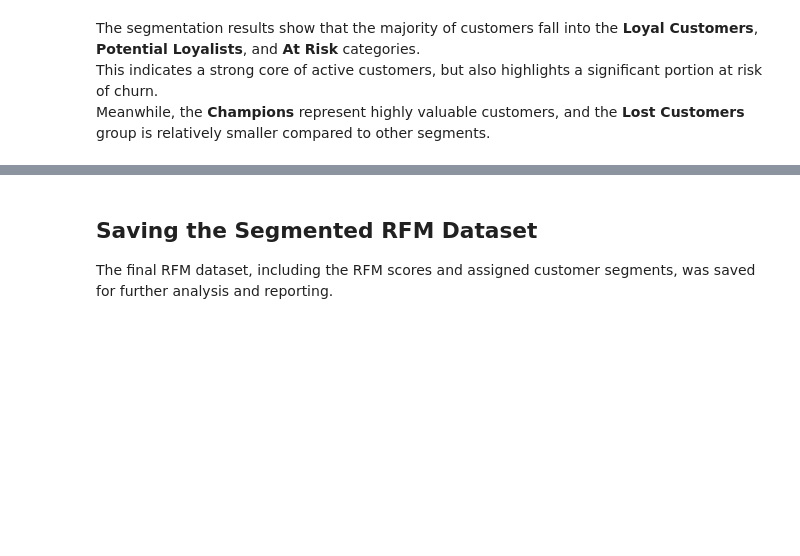
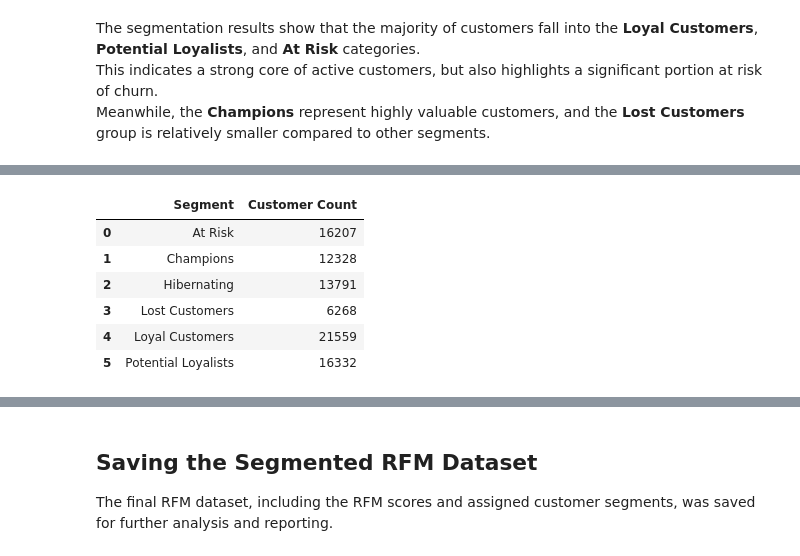
Before and after one commit to NurulAis/Customer-segmentation-and-sales-analystics, a Jupyter notebook: notebooks/03_customer_segmentation_rfm.ipynb, the cells around one changed output, grey strips where cells are left out. Saved outputs shown, nothing was run; the diff lists cells and outputs as text; code cells hidden in the pictures; blank space fills up the shorter version.

```diff
--- a/notebooks/03_customer_segmentation_rfm.ipynb
+++ b/notebooks/03_customer_segmentation_rfm.ipynb
@@ -154,0 +186,11 @@ rfm.head()
+# %%
+segment_counts = rfm.groupby('Segment').size().reset_index(name = 'Customer Count')
+segment_counts
+# %% [output]
+|  | Segment | Customer Count |
+| 0 | At Risk | 16207 |
+| 1 | Champions | 12328 |
+| 2 | Hibernating | 13791 |
+| 3 | Lost Customers | 6268 |
+| 4 | Loyal Customers | 21559 |
+| 5 | Potential Loyalists | 16332 |
```
Also changed, not shown: parts of 6 cells of this notebook.
